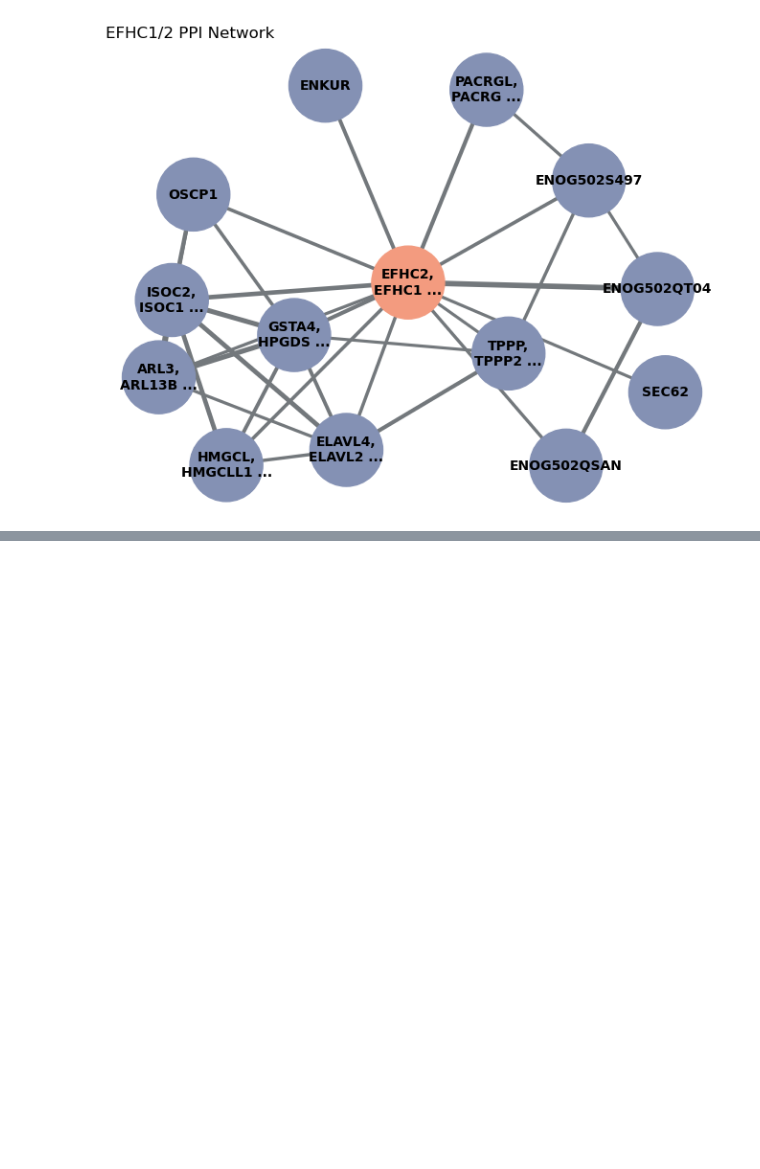
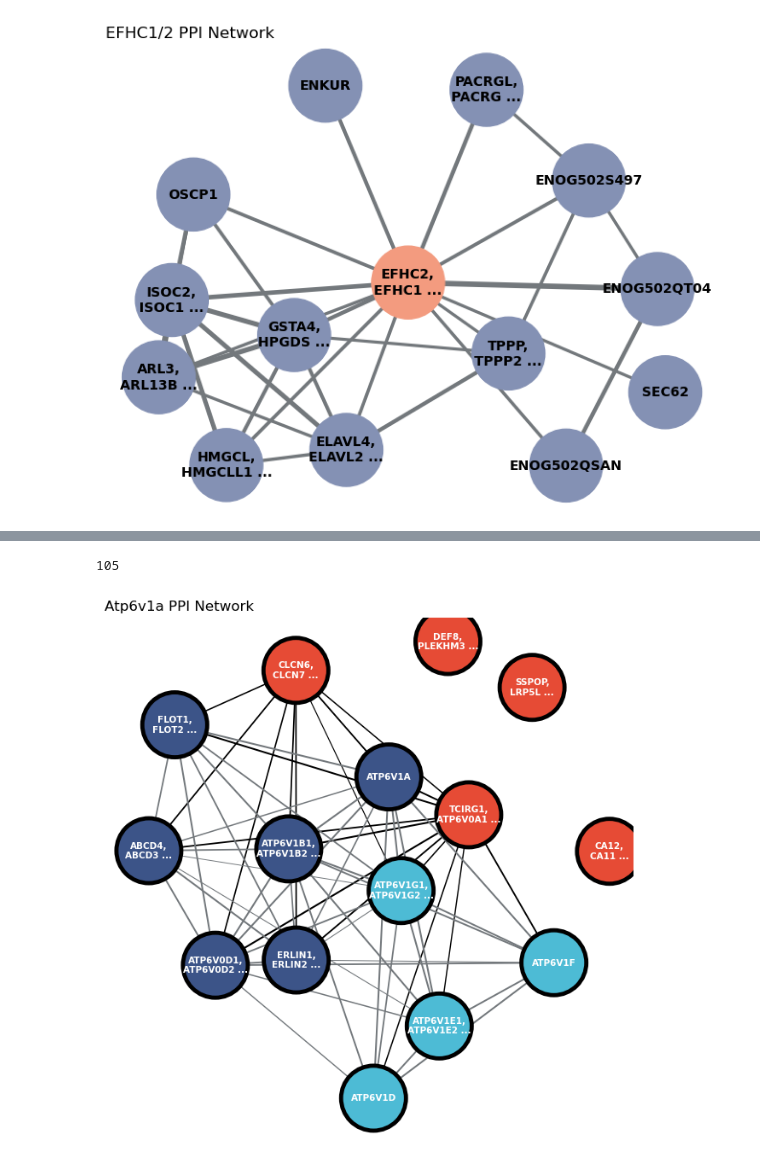
Before and after one commit to marcottelab/leca-proteomics, a Jupyter notebook: notebooks/pull_1_network.ipynb, the cells around one changed output, grey strips where cells are left out. Drawn from its saved outputs; the diff is of its cells as text; code cells hidden in the pictures; blank space fills up the shorter version.

```diff
--- a/notebooks/pull_1_network.ipynb
+++ b/notebooks/pull_1_network.ipynb
@@ -193,0 +205,26 @@ plt.show()
+# %%
+all_nogs = df['ID'].to_list()
+ogs2filter = ['KOG0061','KOG2195']
+[all_nogs.remove(i) for i in ogs2filter]
+all_ppis = [frozenset({i, j}) for i,j in list(combinations(all_nogs, 2))]
+len(all_ppis)
+# %% [output]
+105
+# %%
+df_nx['fs'] = [make_fset(i) for i in df_nx['ID']]
+target_nx = df_nx[df_nx['fs'].isin(all_ppis)].reset_index(drop=True)
+# %%
+# set up label dict for node colors
+colors = ["#E64B35", "#4DBBD5", "#00A087", "#3C5488"]
+cols = ['status', 'label']
+df['plot_label'] = df[cols].apply(lambda x: ' '.join(x.values.astype(str)), axis=1)
+df['grp_idx'] = df.groupby('plot_label').ngroup()
+df['color'] = [colors[i] for i in df['grp_idx']]
+
+color_dict = {}
+label_dict = {}
+for i in range(len(df)):
+    if df['ID'][i] not in color_dict:
+        color_dict[df['ID'][i]] = df['color'][i]
+    if df['ID'][i] not in label_dict:
+        label_dict[df['ID'][i]] = df['plot_label'][i]
@@ -193,0 +253,37 @@ plt.show()
+# %%
+random.seed(67)
+plt.figure(figsize=(8, 8))
+
+# draw the network using NetworkX with custom attributes
+#pos = nx.arf_layout(protein_network)
+#pos = nx.circular_layout(protein_network)
+pos = nx.kamada_kawai_layout(protein_network)
+
+nx.draw_networkx_nodes(
+    protein_network, pos,
+    node_color=node_colors,  # Use the original node colors
+    node_size=3000,  # Use the original node size
+    node_shape="o",  # Node shape (circle)
+    alpha=1,
+    linewidths=3.5,
+    edgecolors="black",
+)
+
+nx.draw(
+    protein_network, pos,
+    with_labels=True, font_size=7.5,
+    font_color="white", font_weight="bold",
+    edge_color=edge_colors, node_color=node_colors,
+    width=edge_thickness)
+
+# add title
+plt.title('Atp6v1a PPI Network', loc="left")
+
+# save figure
+plt.savefig(f"../ppi_ml/highlights/atp6v1a/atp6v1a_network.png", dpi=300)
+plt.savefig(f"../ppi_ml/highlights/atp6v1a/atp6v1a_network.pdf", dpi=300)
+
+# show the plot
+plt.show()
+# %% [output]
+[figure, added]
```
Also changed, not shown: parts of 12 cells of this notebook, 22 other files.
